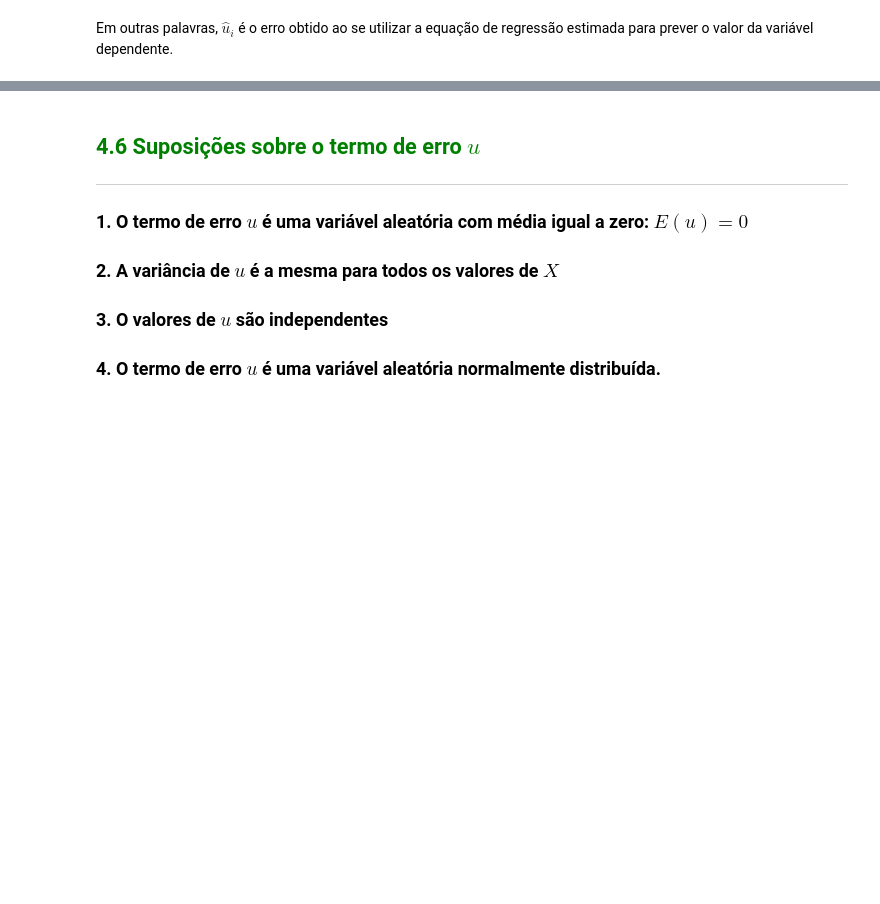
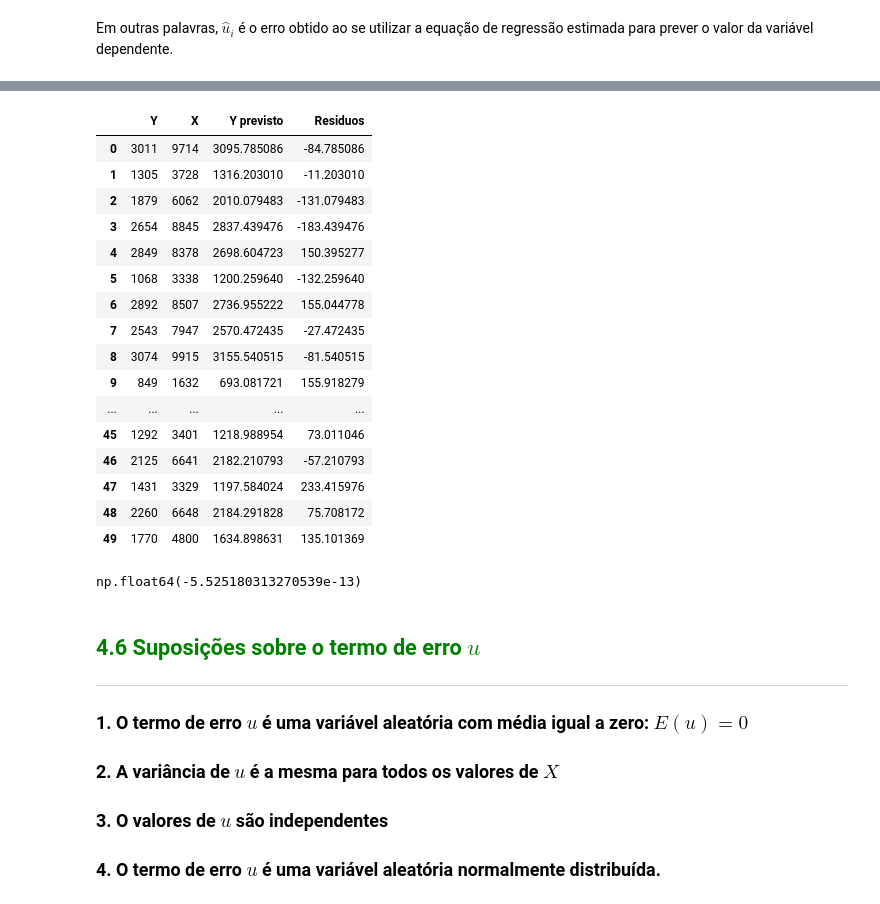
Before and after one commit to lemaldonadogm/Courses, a Jupyter notebook: Statistics/Parte 4 - Correlação e Regressão/Curso_de_Estatística_Parte_4.ipynb, the cells around one changed output, grey strips where cells are left out. Drawn from its saved outputs; the diff is of its cells as text; code cells hidden in the pictures; blank space fills up the shorter version.

```diff
--- a/Statistics/Parte 4 - Correlação e Regressão/Curso_de_Estatística_Parte_4.ipynb
+++ b/Statistics/Parte 4 - Correlação e Regressão/Curso_de_Estatística_Parte_4.ipynb
@@ -1012,3 +1032,28 @@ Em outras palavras, $\hat{u}_i$ é o erro obtido ao se utilizar a equação de r
+# %%
+dataset.drop(['residuos_calc'], axis=1, inplace=True)
+dataset
+# %% [output]
+|  | Y | X | Y previsto | Residuos |
+| 0 | 3011 | 9714 | 3095.785086 | -84.785086 |
+| 1 | 1305 | 3728 | 1316.203010 | -11.203010 |
+| 2 | 1879 | 6062 | 2010.079483 | -131.079483 |
+| 3 | 2654 | 8845 | 2837.439476 | -183.439476 |
+| 4 | 2849 | 8378 | 2698.604723 | 150.395277 |
+| 5 | 1068 | 3338 | 1200.259640 | -132.259640 |
+| 6 | 2892 | 8507 | 2736.955222 | 155.044778 |
+| 7 | 2543 | 7947 | 2570.472435 | -27.472435 |
+| 8 | 3074 | 9915 | 3155.540515 | -81.540515 |
+| 9 | 849 | 1632 | 693.081721 | 155.918279 |
+| ... | ... | ... | ... | ... |
+| 45 | 1292 | 3401 | 1218.988954 | 73.011046 |
+| 46 | 2125 | 6641 | 2182.210793 | -57.210793 |
+| 47 | 1431 | 3329 | 1197.584024 | 233.415976 |
+| 48 | 2260 | 6648 | 2184.291828 | 75.708172 |
+| 49 | 1770 | 4800 | 1634.898631 | 135.101369 |
+# %%
+dataset['Residuos'].mean()
+# %% [output]
+np.float64(-5.525180313270539e-13)
 # %% [markdown]
 ## <font color=green>4.6 Suposições sobre o termo de erro $u$</font>
 ***
```
Also changed, not shown: parts of 5 cells of this notebook, 1 other file.
